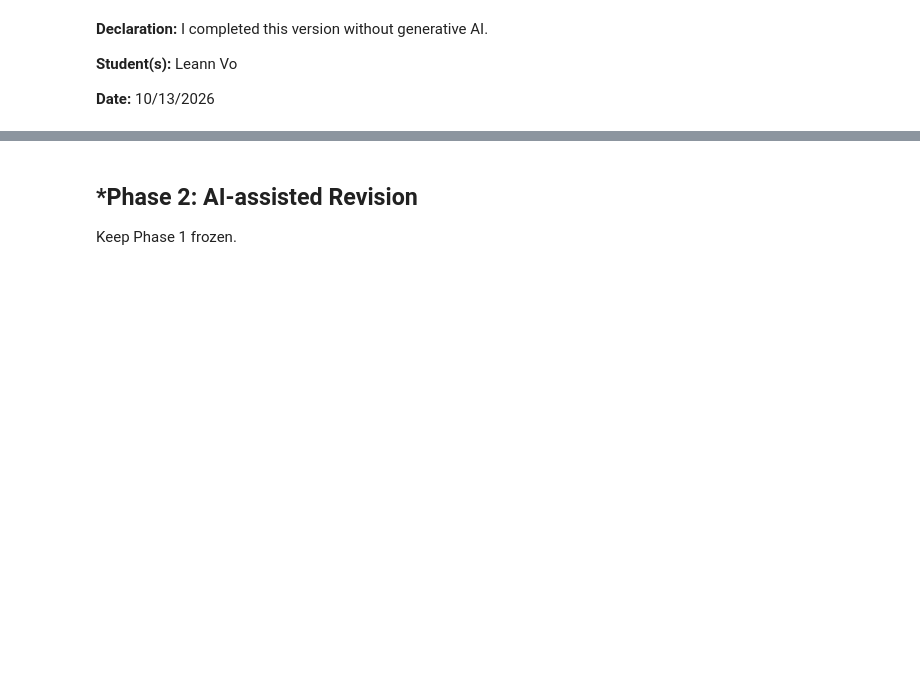
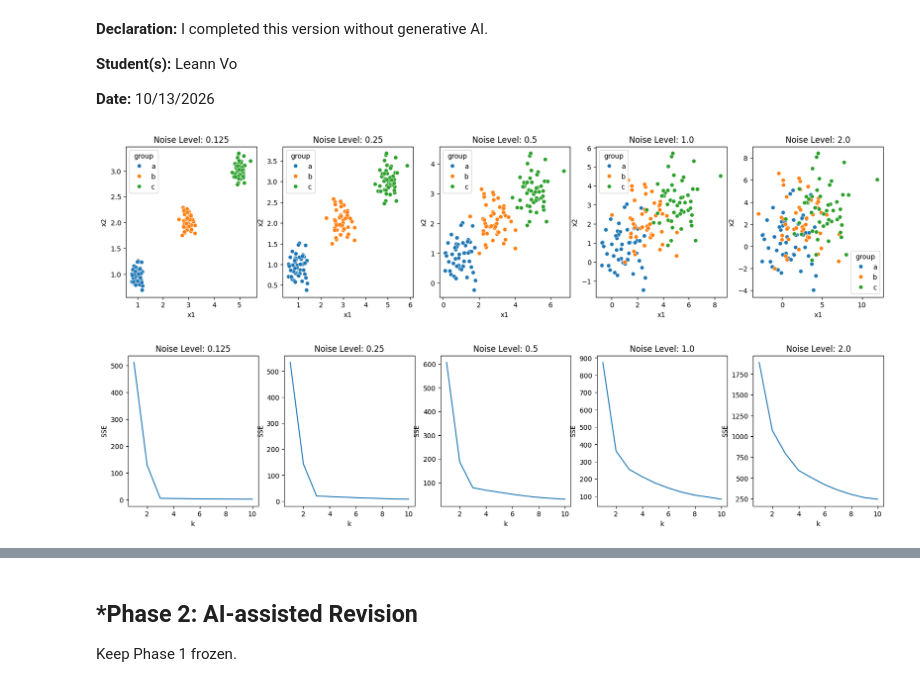
Before and after one commit to voleann/A04-clustering, a Jupyter notebook: notebook.ipynb, the cells around one changed output, grey strips where cells are left out. Drawn from its saved outputs; the diff is of its cells as text; code cells hidden in the pictures; blank space fills up the shorter version.

```diff
--- a/notebook.ipynb
+++ b/notebook.ipynb
@@ -54,7 +54,9 @@ notebook before beginning Phase 2.
 
 **Date:** 10/13/2026
 # %%
-# Question 1:
+# Question 1: which creates four datasets: df0_125, df0_25, df0_5, df1_0, and df2_0.
+# Each data set is created by increasing the amount of noise (standard deviation) around
+# the cluster centers, from 0.125 to 0.25 to 0.5 to 1.0 to 2.0.
 
 # 1.
 import numpy as np
@@ -64,33 +66,77 @@ def createData(noise,N=50):
     np.random.seed(100) # Set the seed for replicability
     # Generate (x1,x2,g) triples:
     X1 = np.array([np.random.normal(1,noise,N),np.random.normal(1,noise,N)])
     X2 = np.array([np.random.normal(3,noise,N),np.random.normal(2,noise,N)])
     X3 = np.array([np.random.normal(5,noise,N),np.random.normal(3,noise,N)])
     # Concatenate into one data frame
     gdf1 = pd.DataFrame({'x1':X1[0,:],'x2':X1[1,:],'group':'a'})
     gdf2 = pd.DataFrame({'x1':X2[0,:],'x2':X2[1,:],'group':'b'})
     gdf3 = pd.DataFrame({'x1':X3[0,:],'x2':X3[1,:],'group':'c'})
     df = pd.concat([gdf1,gdf2,gdf3],axis=0)
     return df
 
 df0_125 = createData(0.125)
 df0_25 = createData(0.25)
 df0_5 = createData(0.5)
 df1_0 = createData(1.0)
 df2_0 = createData(2.0)
 
+
 # 2a/2b. Scatterplots of the (X1, X2) points by group for each of the datasets.
+import matplotlib.pyplot as plt
+import seaborn as sns
+
+datasets = [df0_125, df0_25, df0_5, df1_0, df2_0]
+noiselvls = [0.125, 0.25, 0.5, 1.0, 2.0]
+
+fig, axs = plt.subplots(1, 5, figsize=(20, 4)) #1 fig. with 5 horizontal plots for datasets
+
+for i in range(5):
+  sns.scatterplot(data=datasets[i], x="x1", y="x2", hue="group", ax=axs[i])
+  axs[i].set_title(f'Noise Level: {noiselvls[i]}') #loop to make each scatterplot
+
+plt.show()
+
 
 # 2c. As the noise goes up from 0.125 to 2.0, what happens to the visual distinctness of the clusters?
+## As noise increases from 0.125 to 2.0, the points in each cluster become more spread out and the clusters overlap more with each other.
 
 
 # 3a/3b. Create a scree plot for each of the datasets.
+from sklearn.cluster import KMeans
+
+ks = np.arange(1,11)
+fig, axs = plt.subplots(1, 5, figsize=(20, 4))
+for i in range(5):
+  X = datasets[i][["x1","x2"]]
+  SSE = [
+      KMeans(n_clusters=k, max_iter=300, n_init=10, random_state=0).fit(X).inertia_
+      for k in ks
+  ]
+
+  sns.lineplot(x=ks, y=SSE, ax=axs[i])
+  axs[i].set_title(f'Noise Level: {noiselvls[i]}')
+  axs[i].set_xlabel('k')
+  axs[i].set_ylabel('SSE')
+
+plt.show()
+
 
 # 3c and 3d. Describe how the level of noise affects the scree plot (particularly the presence of a clear "elbow") and your ability to definitively select a 𝑘 .
 # (Pay attention to the vertical axis across plots, or put all the scree curves on a single canvas.)
+## At lower noise levels (0.125, 0.25, and 0.50), there is a clear "elbow" at k=3 where the SSE begins to level out. As noise increases to 1.0 and 2.0,
+## the "elbow" is less distinct and harder to make out because the SSE decreases more gradually. This makes it harder to confidently select an optimal k
+## at higher noise levels (1.0 and 2.0). Higher noise levels also have larger overall SSE values as seen on the vertical axis.
 
 
 # 4a/4b. Explain the intuition of the elbow, using this numerical simulation as an example.
+## The elbow represents the point where increasing the k will make much smaller reductions in SSE. In this numerical simulation, the elbow is clear at k=3 for
+## the lower noise levels because the data contains three distinct groups (a,b,c). Using less than 3 clusters would combine separate groups while using more
+## than 3 will give us little additional improvement. We also know that as noise increases, the clusters will overlap more which makes the elbow less distinct
+## and the optimal k harder to determine.
+# %% [output]
+[figure, added]
+[figure, added]
 # %%
 # Question 2:
 
```
Also changed, not shown: parts of 1 cell of this notebook.
